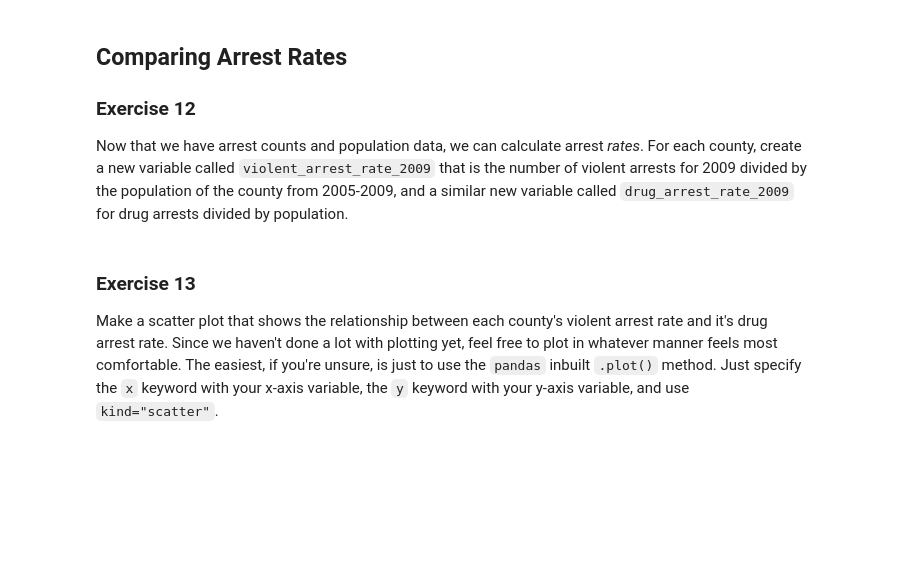
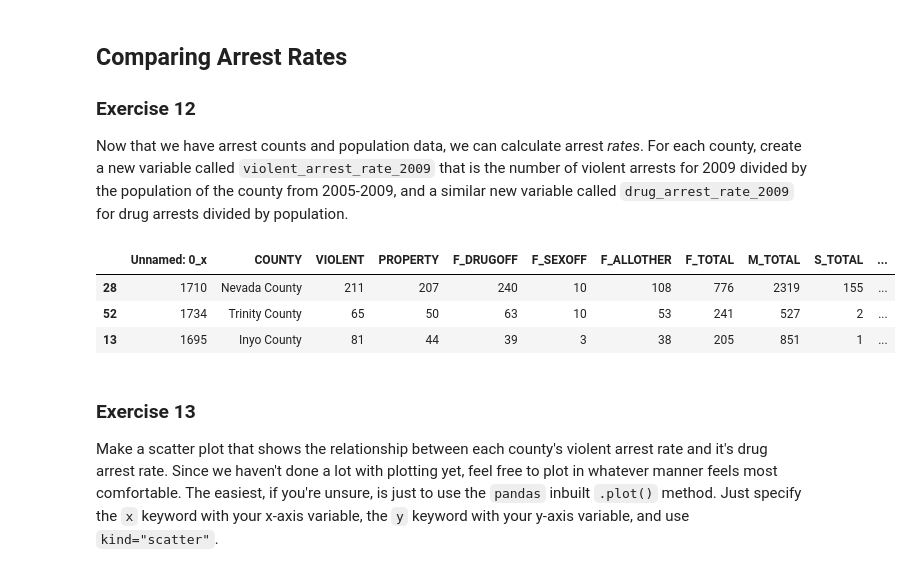
Before and after one commit to BarbaraPFloresRios/IDS720_PracticalDataScience, a Jupyter notebook: 20231019_ExerciseMerging/Exercise_merging.ipynb, the cells around one changed output. Cells and saved outputs as stored; diff of their text form; code cells hidden in the pictures; blank space fills up the shorter version.

```diff
--- a/20231019_ExerciseMerging/Exercise_merging.ipynb
+++ b/20231019_ExerciseMerging/Exercise_merging.ipynb
@@ -424,6 +431,23 @@ Name: count, dtype: int64
 ### Exercise 12
 
 Now that we have arrest counts and population data, we can calculate arrest *rates*. For each county, create a new variable called `violent_arrest_rate_2009` that is the number of violent arrests for 2009 divided by the population of the county from 2005-2009, and a similar new variable called `drug_arrest_rate_2009` for drug arrests divided by population.
+# %%
+ca_arrests_2009_with_population_correct["violent_arrest_rate_2009"] = (
+    ca_arrests_2009_with_population_correct["VIOLENT"]
+    / ca_arrests_2009_with_population_correct["total_population"]
+)
+
+ca_arrests_2009_with_population_correct["drug_arrest_rate_2009"] = (
+    ca_arrests_2009_with_population_correct["F_DRUGOFF"]
+    / ca_arrests_2009_with_population_correct["total_population"]
+)
+
+ca_arrests_2009_with_population_correct.sample(3)
+# %% [output]
+|  | Unnamed: 0_x | COUNTY | VIOLENT | PROPERTY | F_DRUGOFF | F_SEXOFF | F_ALLOTHER | F_TOTAL | M_TOTAL | S_TOTAL | ... |
+| 28 | 1710 | Nevada County | 211 | 207 | 240 | 10 | 108 | 776 | 2319 | 155 | ... |
+| 52 | 1734 | Trinity County | 65 | 50 | 63 | 10 | 53 | 241 | 527 | 2 | ... |
+| 13 | 1695 | Inyo County | 81 | 44 | 39 | 3 | 38 | 205 | 851 | 1 | ... |
 # %% [markdown]
 ### Exercise 13
 
```
Also changed, not shown: parts of 15 cells of this notebook, 26 other files.
